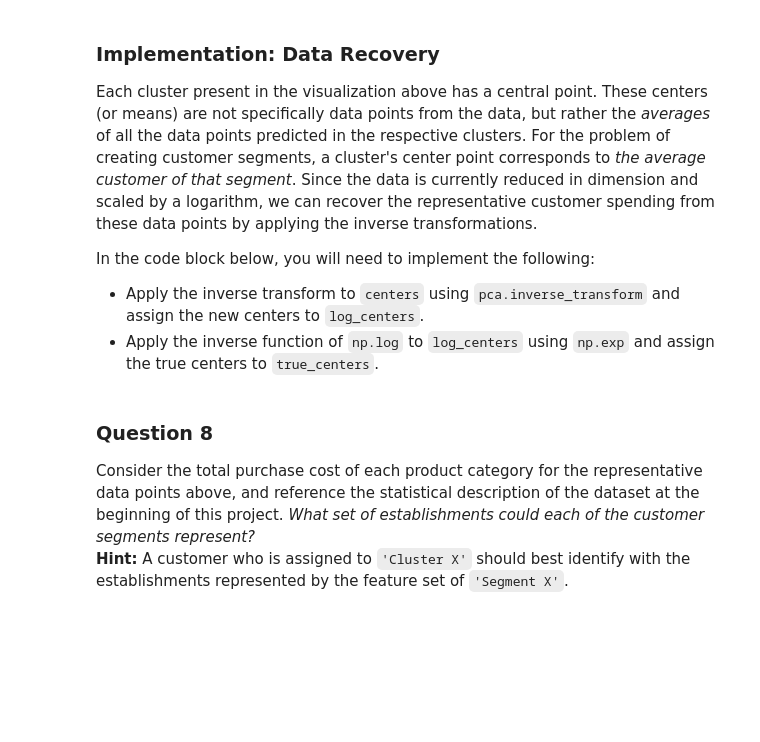
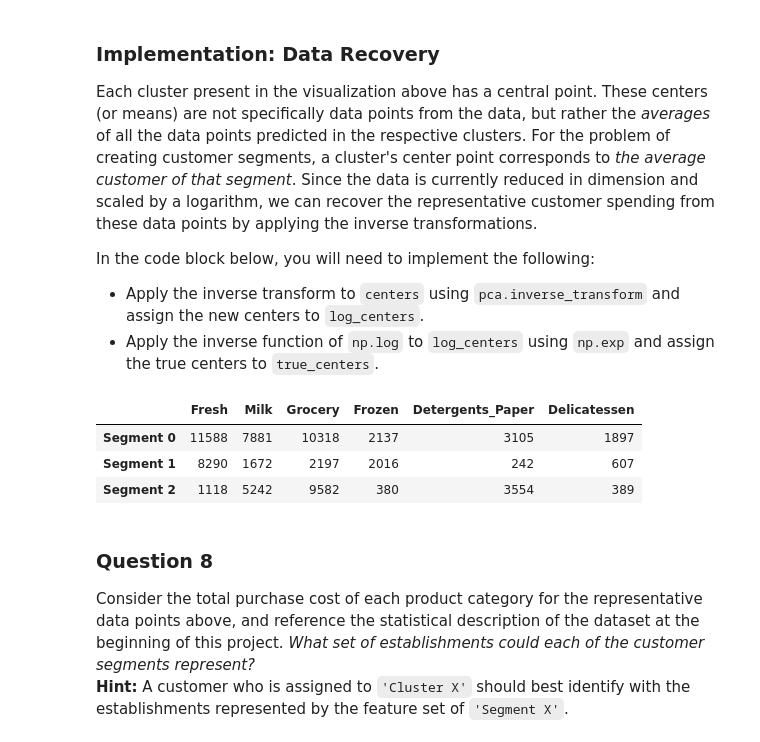
Before and after one commit to kiril-me/machine-learning, a Jupyter notebook: projects/customer_segments/customer_segments.ipynb, the cells around one changed output. Cells and saved outputs as stored; diff of their text form; code cells hidden in the pictures; blank space fills up the shorter version.

```diff
--- a/projects/customer_segments/customer_segments.ipynb
+++ b/projects/customer_segments/customer_segments.ipynb
@@ -435,17 +435,28 @@ In the code block below, you will need to implement the following:
  - Import `sklearn.metrics.silhouette_score` and calculate the silhouette score of `reduced_data` against `preds`.
    - Assign the silhouette score to `score` and print the result.
 # %%
+from sklearn.cluster import KMeans
+from sklearn.metrics import silhouette_score
+
 # TODO: Apply your clustering algorithm of choice to the reduced data
-clusterer = None
+clusterer = KMeans(n_clusters=3, random_state=1234)
+clusterer = clusterer.fit(reduced_data)
 
 # TODO: Predict the cluster for each data point
-preds = None
+preds = clusterer.predict(reduced_data)
 
 # TODO: Find the cluster centers
-centers = None
+centers = clusterer.cluster_centers_
 
 # TODO: Predict the cluster for each transformed sample data point
-sample_preds = None
+sample_preds = clusterer.fit(pca_samples).predict(pca_samples)
 
 # TODO: Calculate the mean silhouette coefficient for the number of clusters chosen
-score = None
+score = silhouette_score(reduced_data, preds)
+
+print "Score: " + str(score)
+# 2. 0.426281015469
+# 3. 0.396417387197
+# 4. 0.330751290907
+# 5. 0.350843138928
+# 6. 0.364588881579
@@ -469,16 +493,21 @@ In the code block below, you will need to implement the following:
  - Apply the inverse function of `np.log` to `log_centers` using `np.exp` and assign the true centers to `true_centers`.
 # %%
 # TODO: Inverse transform the centers
-log_centers = None
+log_centers = pca.inverse_transform(centers)
 
 # TODO: Exponentiate the centers
-true_centers = None
+true_centers = np.exp(log_centers)
 
 # Display the true centers
 segments = ['Segment {}'.format(i) for i in range(0,len(centers))]
 true_centers = pd.DataFrame(np.round(true_centers), columns = data.keys())
 true_centers.index = segments
 display(true_centers)
+# %% [output]
+|  | Fresh | Milk | Grocery | Frozen | Detergents_Paper | Delicatessen |
+| Segment 0 | 11588 | 7881 | 10318 | 2137 | 3105 | 1897 |
+| Segment 1 | 8290 | 1672 | 2197 | 2016 | 242 | 607 |
+| Segment 2 | 1118 | 5242 | 9582 | 380 | 3554 | 389 |
 # %% [markdown]
 ### Question 8
 Consider the total purchase cost of each product category for the representative data points above, and reference the statistical description of the dataset at the beginning of this project. *What set of establishments could each of the customer segments represent?*
```
Also changed, not shown: parts of 19 cells of this notebook, 1 other file.
